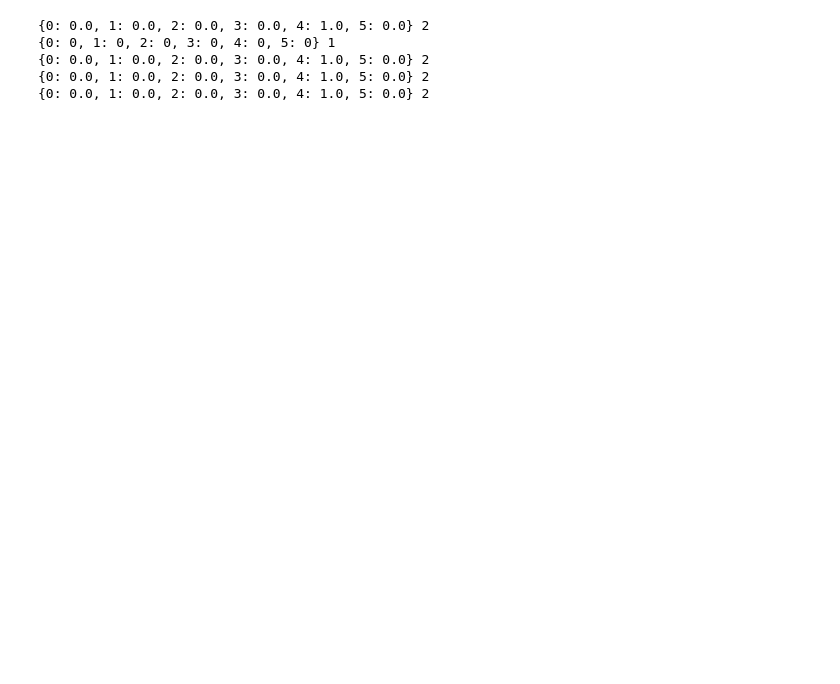
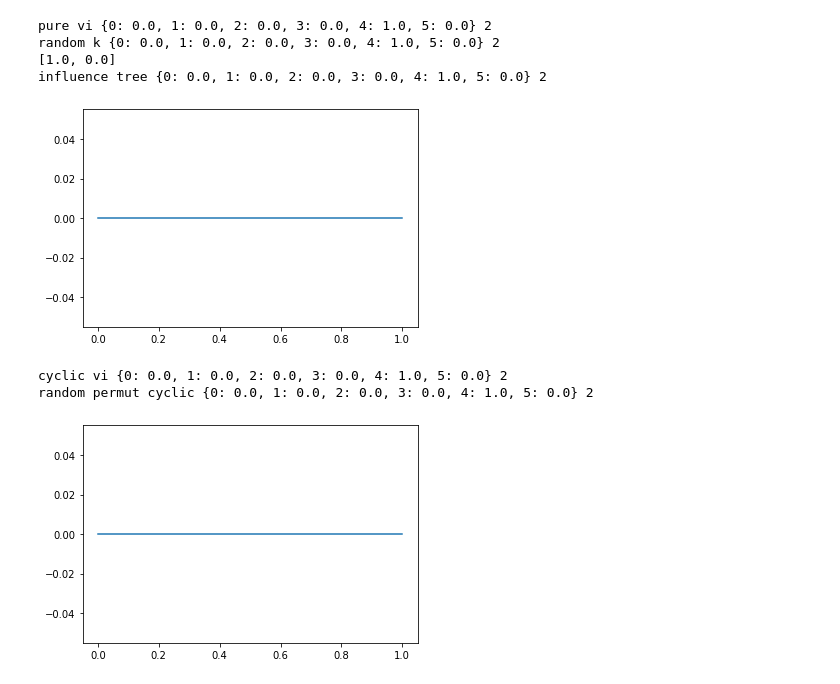
Before and after one commit to sven-lerner/cme_307_project, a Jupyter notebook: vi.ipynb, the cells around one changed output. Saved outputs shown, nothing was run; the diff lists cells and outputs as text; code cells hidden in the pictures; blank space fills up the shorter version.

Commit message:
added plots for convergence

```diff
--- a/vi.ipynb
+++ b/vi.ipynb
@@ -11,28 +13,38 @@ from src.value_iteration.value_iteration_methods import value_iteration
 class_mr = BasicMazeRunner()
 maze_runner_actions, maze_runner_transitions, maze_runner_rewards = class_mr.get_mdp()
 # %%
-pure_vi, num_iter = value_iteration(actions=maze_runner_actions, transitions=maze_runner_transitions, rewards=maze_runner_rewards,
+pure_vi, num_iter, _ = value_iteration(actions=maze_runner_actions, transitions=maze_runner_transitions, rewards=maze_runner_rewards,
                discount=0.9)
-print(pure_vi, num_iter)
-random_k_vi, num_iter_random_k = value_iteration(actions=maze_runner_actions, transitions=maze_runner_transitions, rewards=maze_runner_rewards,
-               discount=0.9, vi_method='random-k', k=3)
-print(random_k_vi, num_iter_random_k)
+print('pure vi', pure_vi, num_iter)
 
-tree_vi, num_iter_tree = value_iteration(actions=maze_runner_actions, transitions=maze_runner_transitions, rewards=maze_runner_rewards,
-               discount=0.9, vi_method='influence-tree')
-print(tree_vi, num_iter_tree)
+random_k_vi, num_iter_random_k, rk_convergence = value_iteration(actions=maze_runner_actions, transitions=maze_runner_transitions, rewards=maze_runner_rewards,
+               discount=0.9, vi_method='random-k', k=3, log_converence=True, gt_vf=pure_vi)
+print('random k', random_k_vi, num_iter_random_k)
+print(rk_convergence)
 
-cyclic_vi, num_iter_cyclic = value_iteration(actions=maze_runner_actions, transitions=maze_runner_transitions, rewards=maze_runner_rewards,
-               discount=0.9, vi_method='cyclic-vi')
-print(cyclic_vi, num_iter_cyclic)
 
-rp_cyclic_vi, rp_num_iter_cyclic = value_iteration(actions=maze_runner_actions, transitions=maze_runner_transitions, rewards=maze_runner_rewards,
-               discount=0.9, vi_method='cyclic-vi-rp')
-print(rp_cyclic_vi, rp_num_iter_cyclic)
+tree_vi, num_iter_tree, it_convergence = value_iteration(actions=maze_runner_actions, transitions=maze_runner_transitions, rewards=maze_runner_rewards,
+               discount=0.9, vi_method='influence-tree', log_converence=True, gt_vf=pure_vi)
+print('influence tree', tree_vi, num_iter_tree)
+plt.plot(it_convergence)
+plt.show()
+
+cyclic_vi, num_iter_cyclic,cvi_convergence = value_iteration(actions=maze_runner_actions, transitions=maze_runner_transitions, rewards=maze_runner_rewards,
+               discount=0.9, vi_method='cyclic-vi', log_converence=True, gt_vf=pure_vi)
+print('cyclic vi', cyclic_vi, num_iter_cyclic)
+
+rp_cyclic_vi, rp_num_iter_cyclic, c_vi_rp_convergence = value_iteration(actions=maze_runner_actions, transitions=maze_runner_transitions, rewards=maze_runner_rewards,
+               discount=0.9, vi_method='cyclic-vi-rp', log_converence=True, gt_vf=pure_vi)
+print('random permut cyclic', rp_cyclic_vi, rp_num_iter_cyclic)
+plt.plot(c_vi_rp_convergence)
+plt.show()
 # %% [output]
-{0: 0.0, 1: 0.0, 2: 0.0, 3: 0.0, 4: 1.0, 5: 0.0} 2
-{0: 0, 1: 0, 2: 0, 3: 0, 4: 0, 5: 0} 1
-{0: 0.0, 1: 0.0, 2: 0.0, 3: 0.0, 4: 1.0, 5: 0.0} 2
-{0: 0.0, 1: 0.0, 2: 0.0, 3: 0.0, 4: 1.0, 5: 0.0} 2
-{0: 0.0, 1: 0.0, 2: 0.0, 3: 0.0, 4: 1.0, 5: 0.0} 2
+pure vi {0: 0.0, 1: 0.0, 2: 0.0, 3: 0.0, 4: 1.0, 5: 0.0} 2
+random k {0: 0.0, 1: 0.0, 2: 0.0, 3: 0.0, 4: 1.0, 5: 0.0} 2
+[1.0, 0.0]
+influence tree {0: 0.0, 1: 0.0, 2: 0.0, 3: 0.0, 4: 1.0, 5: 0.0} 2
+[figure, added]
+cyclic vi {0: 0.0, 1: 0.0, 2: 0.0, 3: 0.0, 4: 1.0, 5: 0.0} 2
+random permut cyclic {0: 0.0, 1: 0.0, 2: 0.0, 3: 0.0, 4: 1.0, 5: 0.0} 2
+[figure, added]
 # %%
```
Also changed, not shown: parts of 4 cells of this notebook, 3 other files.
